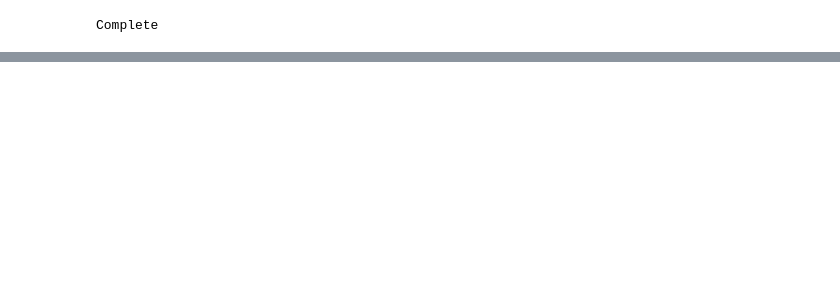
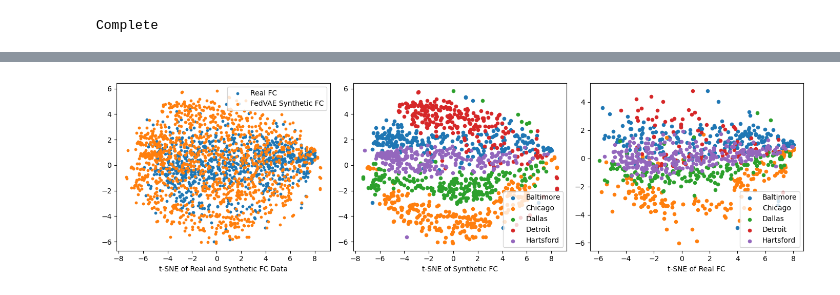
Before and after one commit to aorliche/PNC, a Jupyter notebook: DemoVAE2/DemoVAE5BSNIPGenMakeFC.ipynb, the cells around one changed output, grey strips where cells are left out. Saved outputs shown, nothing was run; the diff lists cells and outputs as text; code cells hidden in the pictures; blank space fills up the shorter version.

```diff
--- a/DemoVAE2/DemoVAE5BSNIPGenMakeFC.ipynb
+++ b/DemoVAE2/DemoVAE5BSNIPGenMakeFC.ipynb
@@ -199,0 +216,32 @@ ConfusionMatrixDisplay.from_predictions(demo_test[3], yhat)
+# %%
+N = 250
+sites = ['Baltimore', 'Chicago', 'Dallas', 'Detroit', 'Hartsford']
+
+fig, ax = plt.subplots(1,3,figsize=(14,4))
+
+ax[0].scatter(z[:Nreal,0],z[:Nreal,1],s=10,label='Real FC')
+ax[0].scatter(z[Nreal:,0],z[Nreal:,1],s=10,label='FedVAE Synthetic FC')
+
+ax[0].legend()
+ax[0].set_xlabel('t-SNE of Real and Synthetic FC Data')
+
+for i in range(5):
+    ax[1].scatter(z[Nreal+N*i:Nreal+N*(i+1),0], z[Nreal+N*i:Nreal+N*(i+1),1],s=20,label=sites[i])
+
+ax[1].legend()
+ax[1].set_xlabel('t-SNE of Synthetic FC')
+
+count = 0
+for i in range(5):
+    sc = int(site_counts[i])
+    ax[2].scatter(z[count:count+sc,0],z[count:count+sc,1],s=20,label=sites[i])
+    count += sc
+
+ax[2].legend()
+ax[2].set_xlabel('t-SNE of Real FC')
+
+fig.tight_layout()
+fig.savefig('/home/anton/Documents/Tulane/Research/FederatedVAE/Figures/tsne.pdf')
+fig.show()
+# %% [output]
+[figure, added]
```
Also changed, not shown: parts of 7 cells of this notebook, 11 other files.
